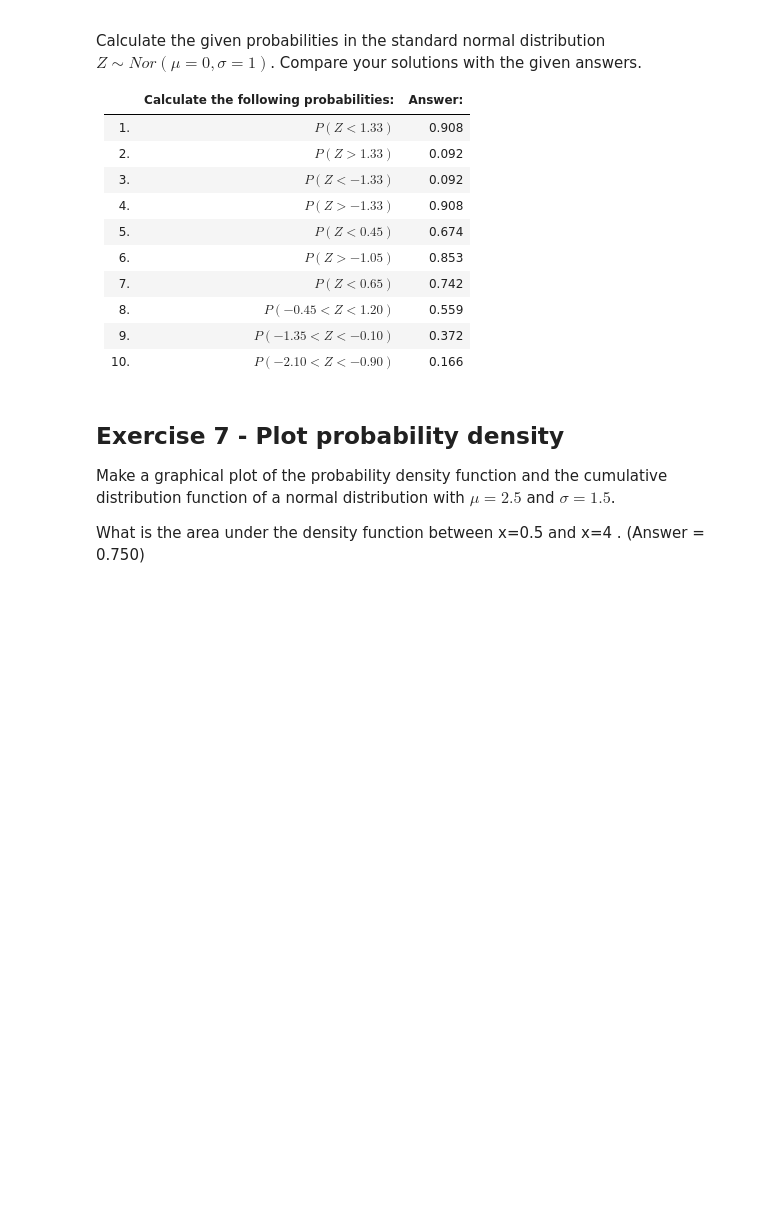
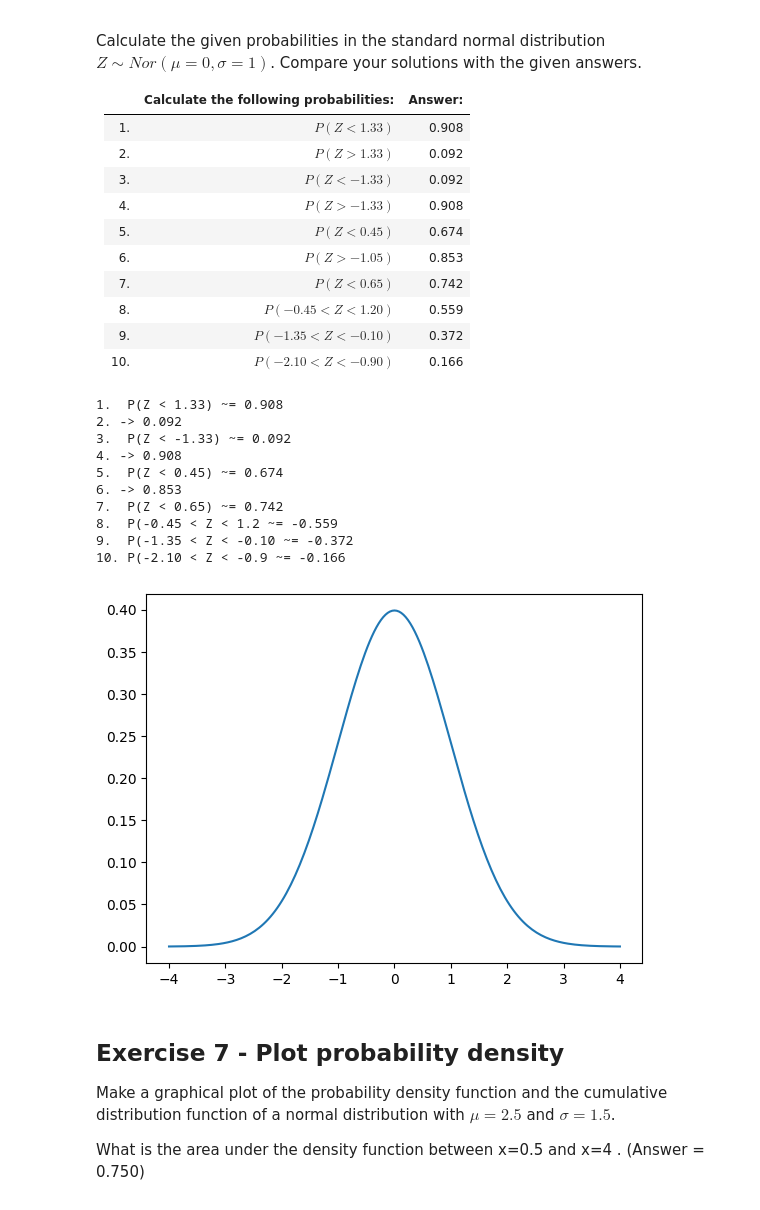
Before and after one commit to Kobe-Sapijn/dsai-labs, a Jupyter notebook: 3-central-limit-testing/lab-3.01-probability-2024.ipynb, the cells around one changed output. Saved outputs shown, nothing was run; the diff lists cells and outputs as text; code cells hidden in the pictures; blank space fills up the shorter version.

```diff
--- a/3-central-limit-testing/lab-3.01-probability-2024.ipynb
+++ b/3-central-limit-testing/lab-3.01-probability-2024.ipynb
@@ -191,3 +234,38 @@ s = 1
+# %%
+mu = 0
+sigma = 1
+
+dist_x = np.linspace(mu - 4 * sigma, mu + 4 * sigma, num=201)
+dist_y = stats.norm.pdf(dist_x, loc=mu, scale=sigma)
+plt.plot(dist_x, dist_y)
+
+
+#NOTE: < is Linkerataartkans DUS cdf
+print("1.  P(Z < 1.33) ~= %.3f" % stats.norm.cdf(1.33, loc=mu, scale=sigma))
+#NOTE: > is Rechterstaartkans DUS sf
+print(f"2. -> {round(stats.norm.sf(1.33, loc=mu, scale=sigma), 3)}")
+
+print("3.  P(Z < -1.33) ~= %.3f" % stats.norm.cdf(-1.33, loc=mu, scale=sigma))
+print(f"4. -> {round(stats.norm.sf(-1.33, loc=mu, scale=sigma), 3)}")
+print("5.  P(Z < 0.45) ~= %.3f" % stats.norm.cdf(0.45, loc=mu, scale=sigma))
+print(f"6. -> {round(stats.norm.sf(-1.05, loc=mu, scale=sigma), 3)}")
+print("7.  P(Z < 0.65) ~= %.3f" % stats.norm.cdf(0.65, loc=mu, scale=sigma))
+
+print("8.  P(-0.45 < Z < 1.2 ~= %.3f" % (stats.norm.cdf(-0.45, loc=mu, scale=sigma) - stats.norm.cdf(1.2, loc=mu, scale=sigma)))
+print("9.  P(-1.35 < Z < -0.10 ~= %.3f" % (stats.norm.cdf(-1.35, loc=mu, scale=sigma) - stats.norm.cdf(-0.1, loc=mu, scale=sigma)))
+print("10. P(-2.10 < Z < -0.9 ~= %.3f" % (stats.norm.cdf(-2.10, loc=mu, scale=sigma) - stats.norm.cdf(-0.9, loc=mu, scale=sigma)))
+# %% [output]
+1.  P(Z < 1.33) ~= 0.908
+2. -> 0.092
+3.  P(Z < -1.33) ~= 0.092
+4. -> 0.908
+5.  P(Z < 0.45) ~= 0.674
+6. -> 0.853
+7.  P(Z < 0.65) ~= 0.742
+8.  P(-0.45 < Z < 1.2 ~= -0.559
+9.  P(-1.35 < Z < -0.10 ~= -0.372
+10. P(-2.10 < Z < -0.9 ~= -0.166
+[figure, added]
 # %% [markdown]
 ## Exercise 7 - Plot probability density
 Make a graphical plot of the probability density function and the cumulative distribution function of a normal distribution with $\mu = 2.5$ and $\sigma = 1.5$.
```
Also changed, not shown: parts of 11 cells of this notebook, 5 other files.
